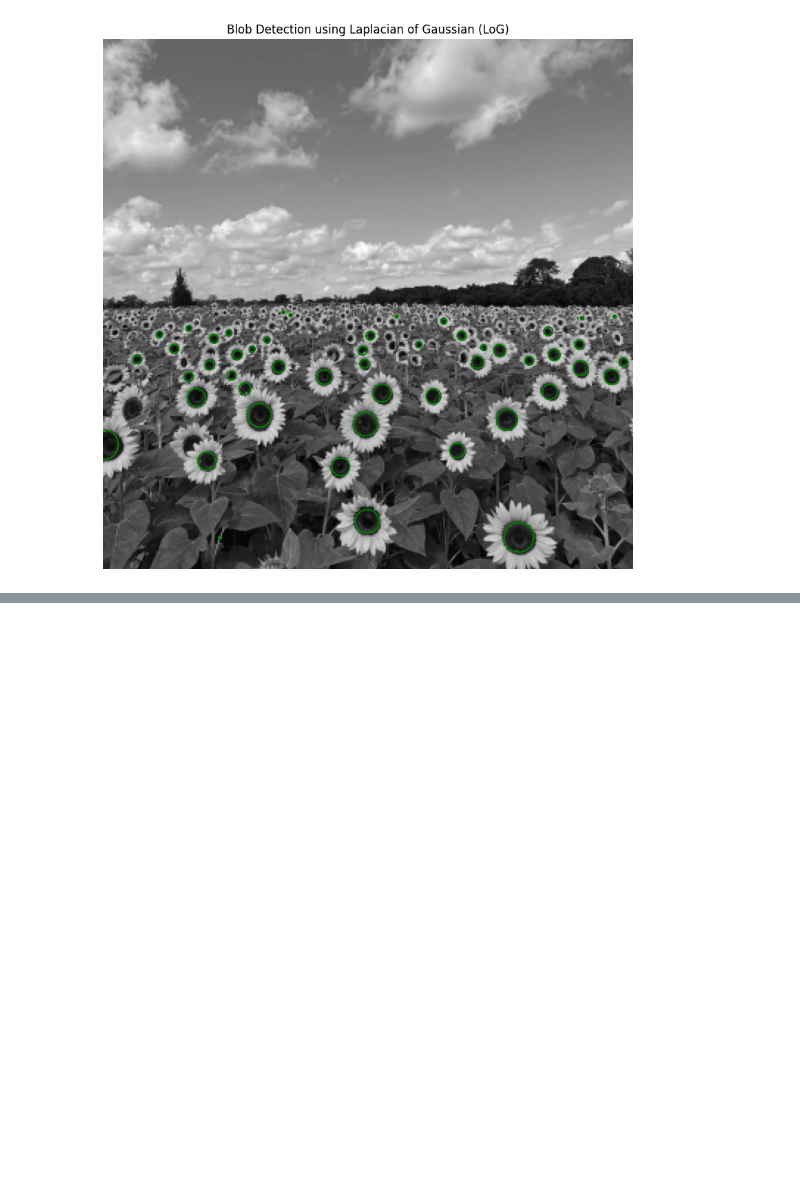
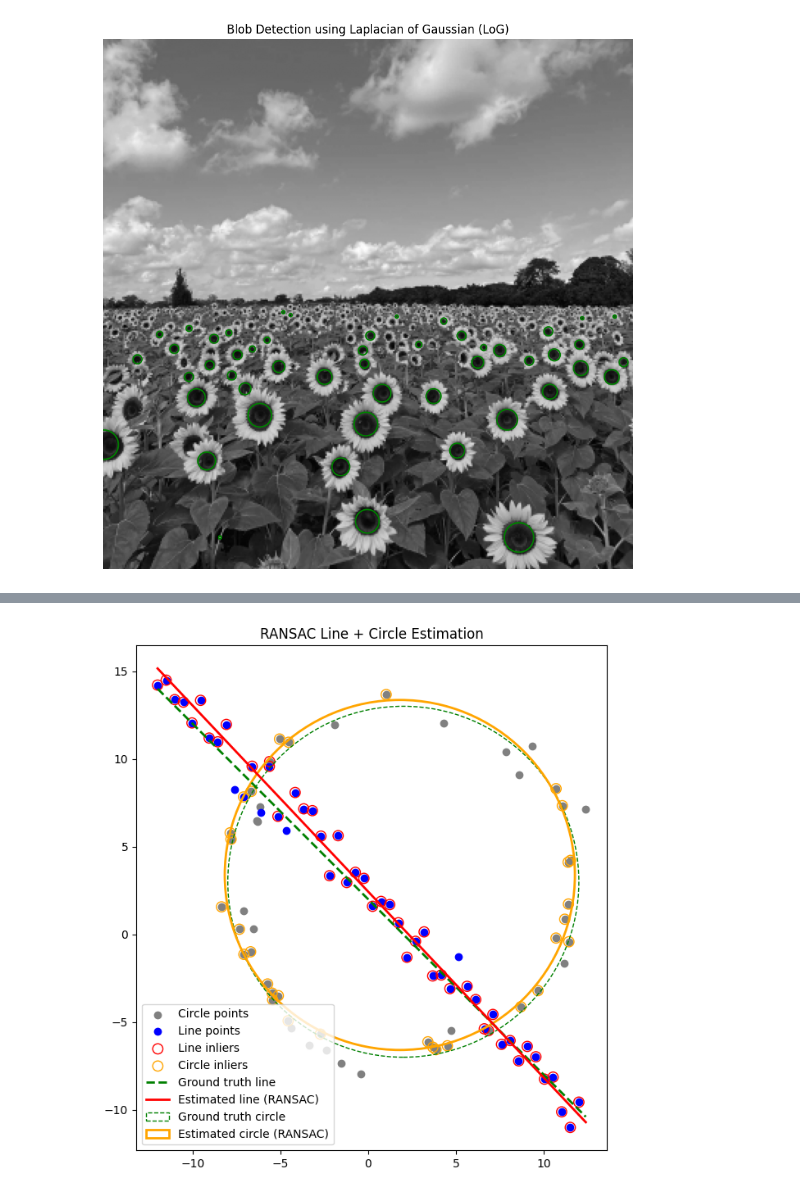
Before and after one commit to HansaniKaumadi/EN3160, a Jupyter notebook: assignment2/assignment2.ipynb, the cells around one changed output, grey strips where cells are left out. Saved outputs shown, nothing was run; the diff lists cells and outputs as text; code cells hidden in the pictures; blank space fills up the shorter version.

```diff
--- a/assignment2/assignment2.ipynb
+++ b/assignment2/assignment2.ipynb
@@ -105,0 +222,100 @@ Sigma range used: [0.71 1.41 2.12 2.83 3.54 4.24 4.95 5.66 6.36 7.07]
+# %%
+# part b
+# X_inliers is from the previous line RANSAC
+X_remaining = X[~best_consensus]  # Points not part of the line
+
+def circle_from_3_points(p1, p2, p3):
+    """Return (x0, y0, r) of circle passing through 3 points."""
+    A = np.array([
+        [p1[0], p1[1], 1],
+        [p2[0], p2[1], 1],
+        [p3[0], p3[1], 1]
+    ])
+    B = np.array([
+        -(p1[0]**2 + p1[1]**2),
+        -(p2[0]**2 + p2[1]**2),
+        -(p3[0]**2 + p3[1]**2)
+    ])
+    try:
+        X = np.linalg.solve(A, B)
+        x0 = -0.5*X[0]
+        y0 = -0.5*X[1]
+        r = np.sqrt(x0**2 + y0**2 - X[2])
+        return x0, y0, r
+    except np.linalg.LinAlgError:
+        return None
+
+def radial_distances(circle, points):
+    x0, y0, r = circle
+    return np.abs(np.sqrt((points[:,0]-x0)**2 + (points[:,1]-y0)**2) - r)
+
+
+thresh = 0.5       # radial distance tolerance
+min_inliers = 25   # minimum points to consider a valid circle
+n_iter = 1500
+
+best_circle = None
+best_consensus_circle = None
+
+for _ in range(n_iter):
+    # Randomly sample 3 points
+    if len(X_remaining) < 3:
+        break
+    idx = np.random.choice(len(X_remaining), 3, replace=False)
+    p1, p2, p3 = X_remaining[idx]
+
+    circle = circle_from_3_points(p1, p2, p3)
+    if circle is None:
+        continue
+
+    # Compute radial distances and consensus
+    dists = radial_distances(circle, X_remaining)
+    consensus = dists < thresh
+
+    if best_consensus_circle is None or consensus.sum() > best_consensus_circle.sum():
+        best_consensus_circle = consensus
+        best_circle = circle
+
+
+X_circle_inliers = X_remaining[best_consensus_circle]
+
+# Linearized circle fit: (x^2 + y^2) = 2*x0*x + 2*y0*y + c
+A = np.hstack([2*X_circle_inliers, np.ones((len(X_circle_inliers),1))])
+b = (X_circle_inliers[:,0]**2 + X_circle_inliers[:,1]**2)
+params = np.linalg.lstsq(A, b, rcond=None)[0]
+x0_est, y0_est = params[0], params[1]
+r_est = np.sqrt(params[2] + x0_est**2 + y0_est**2)
+
+
+fig, ax = plt.subplots(figsize=(8,8))
+ax.scatter(X_circ[:,0], X_circ[:,1], label='Circle points', color='gray')
+ax.scatter(X_line[:,0], X_line[:,1], label='Line points', color='blue')
+ax.scatter(X_inliers[:,0], X_inliers[:,1], facecolors='none', edgecolors='r', s=80, label='Line inliers')
+ax.scatter(X_circle_inliers[:,0], X_circle_inliers[:,1], facecolors='none', edgecolors='orange', s=80, label='Circle inliers')
+
+# Ground truth line
+x_vals = np.array([X[:,0].min(), X[:,0].max()])
+y_vals_gt = m_gt*x_vals + b_gt
+ax.plot(x_vals, y_vals_gt, 'g--', linewidth=2, label='Ground truth line')
+
+# Estimated line
+y_vals_est = m_est*x_vals + c_est
+ax.plot(x_vals, y_vals_est, 'r-', linewidth=2, label='Estimated line (RANSAC)')
+
+# Ground truth circle
+circle_gt = plt.Circle((x0_gt,y0_gt), r, color='g', fill=False, linestyle='--', label='Ground truth circle')
+ax.add_patch(circle_gt)
+
+# Estimated circle
+circle_est = plt.Circle((x0_est, y0_est), r_est, color='orange', fill=False, linestyle='-', linewidth=2, label='Estimated circle (RANSAC)')
+ax.add_patch(circle_est)
+
+ax.set_aspect('equal')
+ax.legend()
+ax.set_title('RANSAC Line + Circle Estimation')
+plt.show()
+
+print(f"Estimated circle: center = ({x0_est:.2f}, {y0_est:.2f}), radius = {r_est:.2f}")
+print(f"Ground truth circle: center = ({x0_gt}, {y0_gt}), radius = {r}")
+# %% [output]
+[figure, added]
```
Also changed, not shown: parts of 5 cells of this notebook.
